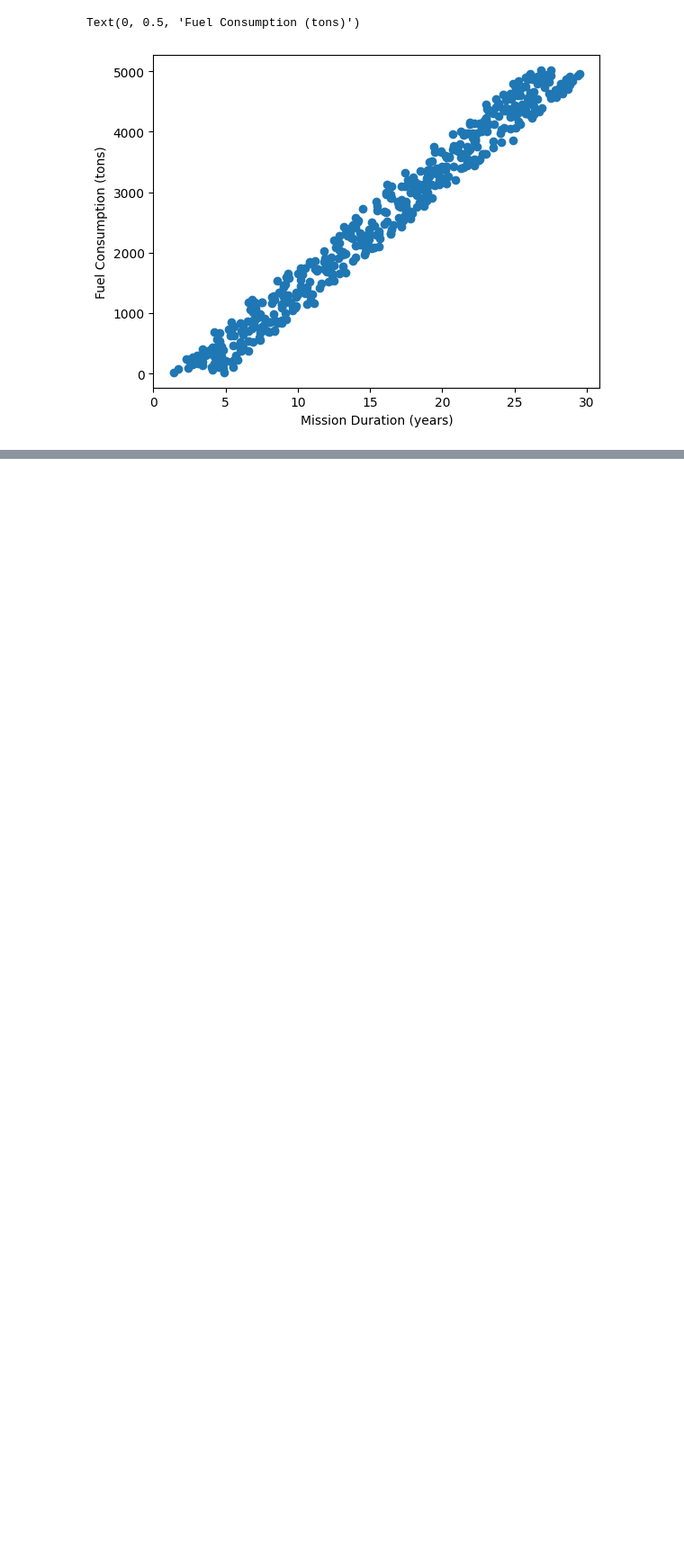
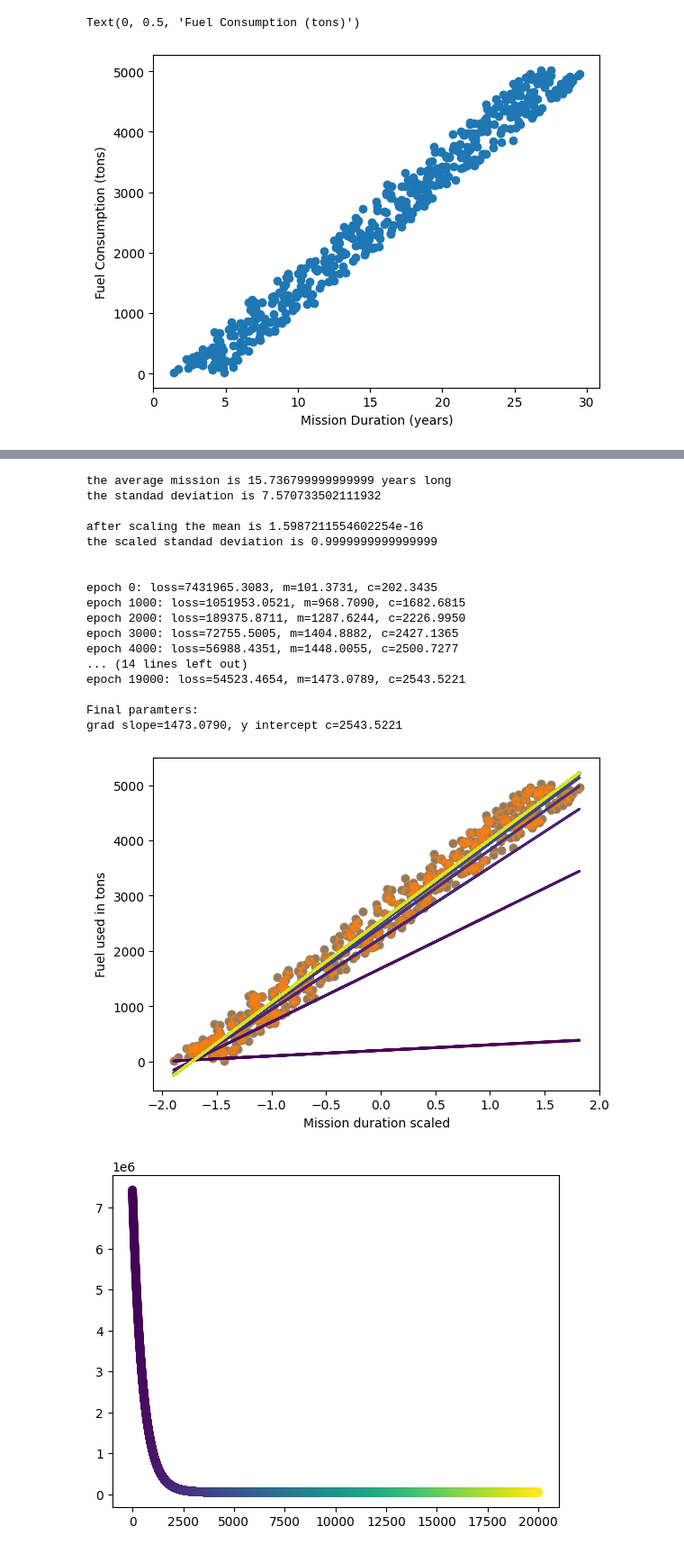
Before and after one commit to up2107120/up2107120-ACT-CW2-repo, a Jupyter notebook: ACT_CW.ipynb, the cells around one changed output, grey strips where cells are left out. Shown at 90% size. Drawn from its saved outputs; the diff is of its cells as text; code cells hidden in the pictures; blank space fills up the shorter version.

```diff
--- a/ACT_CW.ipynb
+++ b/ACT_CW.ipynb
@@ -59,0 +99,72 @@ Text(0, 0.5, 'Fuel Consumption (tons)')
+# %%
+#grad decent
+from sklearn.preprocessing import StandardScaler
+cmap= plt.cm.viridis
+X_example = space_data['Mission Duration (years)'].values[:,np.newaxis]
+Y_example = space_data['Fuel Consumption (tons)'].values
+print('\nthe average mission is', np.mean(X_example), 'years long', '\nthe standad deviation is', np.std(X_example))
+scaler = StandardScaler()
+X_example = scaler.fit_transform(X_example)
+print('\nafter scaling the mean is', np.mean(X_example),'\nthe scaled standad deviation is', np.std(X_example))
+print("\n")
+plt.scatter(X_example,Y_example)
+plt.xlabel("Mission duration scaled")#from 0 at centre to +- a standard deviation above or below for extra long missions or short missions
+plt.ylabel("Fuel used in tons")
+
+m,c = 100,200 #initial guesses for the grad and y intercept
+L=0.0005 #learning rate is how big a step we take down the gradient each iteration
+epochs = 20000 #number of iterations
+
+norm = matplotlib.colors.Normalize(vmin=0,vmax=epochs)
+loss_history=[]
+epoch_history=[]
+plt.scatter(X_example,Y_example,alpha=0.5,label="observations")
+plt.plot(X_example,m*X_example.flatten() + c,color='r',linewidth=2,label=f"Start")
+for i in range(epochs):
+    Y_pred = m*X_example.flatten()+c
+    error = Y_pred - Y_example
+    loss = (error**2).mean() #mean squared error
+    loss_history.append(loss)
+    epoch_history.append(i)
+    m_grad = (2/len(X_example))*np.dot(error,X_example.flatten()) #gradient wrt m
+    c_grad = (2/len(X_example))*error.sum() #gradient wrt c
+    m = m - L*m_grad #update m
+    c = c - L*c_grad #update c
+
+    if i % 1000 == 0:
+        print(f"epoch {i}: loss={loss:.4f}, m={m:.4f}, c={c:.4f}")
+        plt.plot(X_example,m*X_example.flatten() + c,color=cmap(norm(i)),linewidth=2,label=f"epoch {i}")
+
+print("\nFinal paramters:")
+print(f"grad slope={m:.4f}, y intercept c={c:.4f}")
+plt.show()
+
+plt.figure()
+plt.scatter(epoch_history, loss_history,color=cmap(norm(epoch_history)) )
+plt.show()
+mse = mean_squared_error(Y_example,m*X_example.flatten()+c)#average squared difference between prediction and acutual value
+r2 = r2_score(Y_example,m*X_example.flatten()+c)#computes the varience, 1 is good, 0 is no correlation
+print("Mean Squared Error:",mse)
+print("R^2 Score:",r2)
+residual_errors = Y_example-(m*X_example.flatten()+c)
+plt.scatter(m*X_example.flatten()+c,residual_errors,alpha = 0.5, color='b')#should look like a random plot scattered around zero for the whole horizontal range
+# %% [output]
+the average mission is 15.736799999999999 years long
+the standad deviation is 7.570733502111932
+
+after scaling the mean is 1.5987211554602254e-16
+the scaled standad deviation is 0.9999999999999999
+
+
+epoch 0: loss=7431965.3083, m=101.3731, c=202.3435
+epoch 1000: loss=1051953.0521, m=968.7090, c=1682.6815
+epoch 2000: loss=189375.8711, m=1287.6244, c=2226.9950
+epoch 3000: loss=72755.5005, m=1404.8882, c=2427.1365
+epoch 4000: loss=56988.4351, m=1448.0055, c=2500.7277
+... (14 lines left out)
+epoch 19000: loss=54523.4654, m=1473.0789, c=2543.5221
+
+Final paramters:
+grad slope=1473.0790, y intercept c=2543.5221
+[figure, added]
+[figure, added]
```
Also changed, not shown: parts of 4 cells of this notebook.
